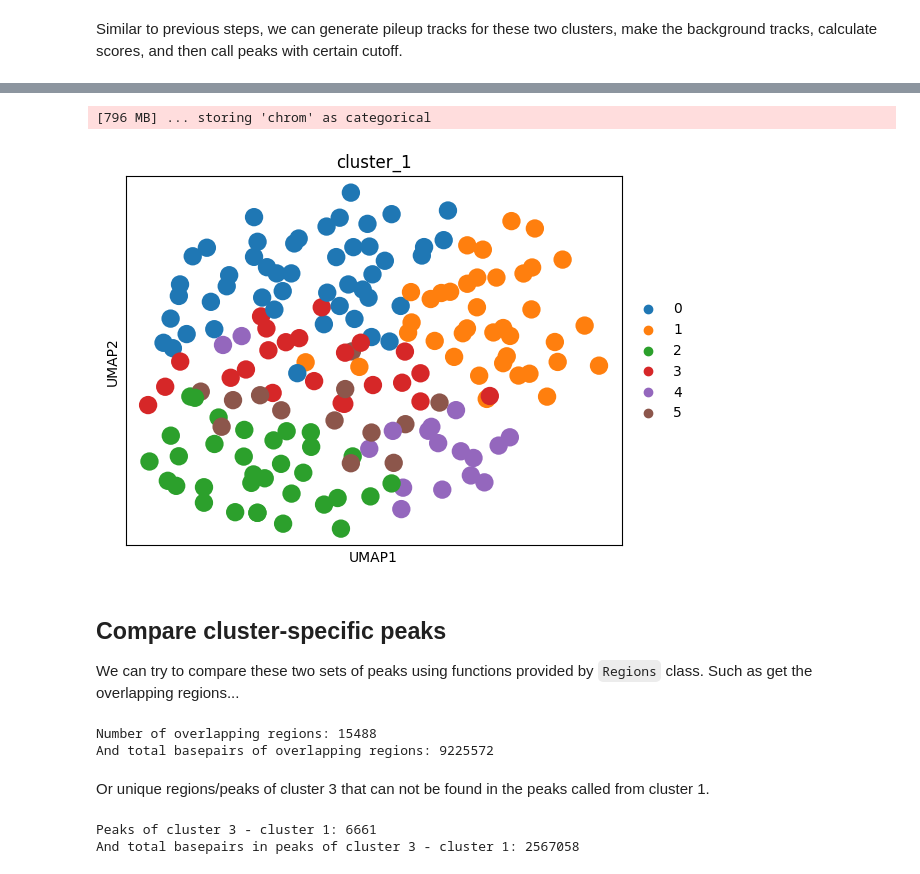
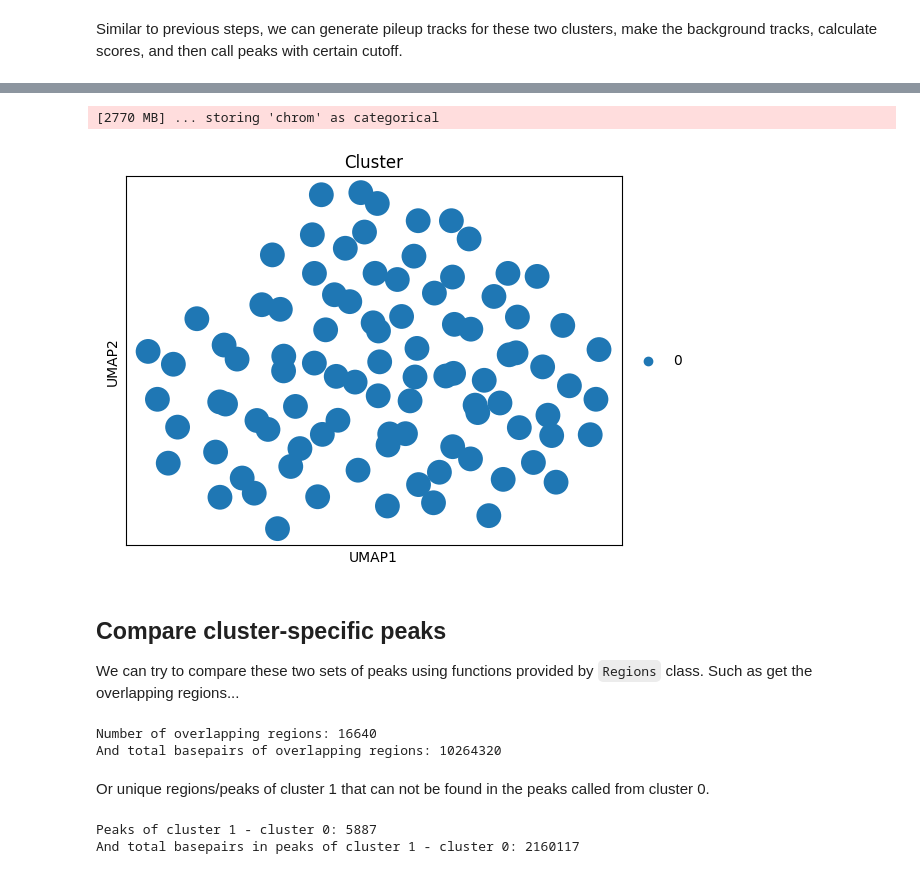
Before and after one commit to macs3-project/MACS, a Jupyter notebook: notebooks/500-PBMC-test/macs3-scATAC-pbmc-500-anndata.ipynb, the cells around one changed output, grey strips where cells are left out. Saved outputs shown, nothing was run; the diff lists cells and outputs as text; code cells hidden in the pictures.

```diff
--- a/notebooks/500-PBMC-test/macs3-scATAC-pbmc-500-anndata.ipynb
+++ b/notebooks/500-PBMC-test/macs3-scATAC-pbmc-500-anndata.ipynb
@@ -309,6 +301,6 @@ df = adata_peaks.obs
 barcodes_cluster_dict = {}
 for c in df["Cluster"].unique():
     df_c = df[df["Cluster"] == c]
-    barcodes_cluster_dict[c] = set([x.encode() for x in df_c["Barcode"].tolist()])
+    barcodes_cluster_dict[c] = set([x.encode() for x in df_c.index.tolist()])
     print(f"Number of cell barcodes in cluster {c}: {len(barcodes_cluster_dict[c])}")
 # %% [output]
@@ -321,9 +314,9 @@ In the following analysis, we will focus on cluster 1 and cluster 3.
 # %%
-# Take subset of fragments for c1
-petrack_c1 = petrack.subset(barcodes_cluster_dict[1])
+# Take subset of fragments for c0
+petrack_c0 = petrack.subset(barcodes_cluster_dict['0'])
 
-# Take subset of fragments for c3
-petrack_c3 = petrack.subset(barcodes_cluster_dict[3])
+# Take subset of fragments for c0
+petrack_c1 = petrack.subset(barcodes_cluster_dict['1'])
 # %% [markdown]
 Similar to previous steps, we can generate pileup tracks for these two clusters, make the background tracks, calculate scores, and then call peaks with certain cutoff.
 # %% [markdown]
@@ -454,20 +380,25 @@ sc.tl.leiden(adata_peaks_c1, key_added="cluster_1")
 # %%
-sc.pl.umap(adata_peaks_c1, color = "cluster_1")
+mu.atac.pp.tfidf(adata_peaks_c1)
+mu.atac.tl.lsi(adata_peaks_c1, n_comps=50)
+sc.pp.neighbors(adata_peaks_c1, use_rep="X_lsi")
+mu.tl.leiden(adata_peaks_c1, resolution=0.5, key_added="Cluster")
+sc.tl.umap(adata_peaks_c1)
+sc.pl.umap(adata_peaks_c1, color = "Cluster")
 # %% [output]
-[796 MB] ... storing 'chrom' as categorical
+[2770 MB] ... storing 'chrom' as categorical
-[figure, old version]
+[figure, new version]
 # %% [markdown]
 ## Compare cluster-specific peaks
 
 We can try to compare these two sets of peaks using functions provided by `Regions` class. Such as get the overlapping regions...
 # %%
-overlapped_regions_c1_c3 = regions_c1.intersect(regions_c3)
+overlapped_regions_c0_c1 = regions_c0.intersect(regions_c1)
 
-print(f"Number of overlapping regions: {overlapped_regions_c1_c3.total}")
-print(f"And total basepairs of overlapping regions: {overlapped_regions_c1_c3.total_length()}")
+print(f"Number of overlapping regions: {overlapped_regions_c0_c1.total}")
+print(f"And total basepairs of overlapping regions: {overlapped_regions_c0_c1.total_length()}")
 # %% [output]
-Number of overlapping regions: 15488
-And total basepairs of overlapping regions: 9225572
+Number of overlapping regions: 16640
+And total basepairs of overlapping regions: 10264320
 # %% [markdown]
-Or unique regions/peaks of cluster 3 that can not be found in the peaks called from cluster 1.
+Or unique regions/peaks of cluster 1 that can not be found in the peaks called from cluster 0.
 # %%
@@ -479,6 +409,6 @@ unique_regions_c3_vs_c1.exclude(regions_c1)
 # %%
-print(f"Peaks of cluster 3 - cluster 1: {unique_regions_c3_vs_c1.total}")
-print(f"And total basepairs in peaks of cluster 3 - cluster 1: {unique_regions_c3_vs_c1.total_length()}")
+print(f"Peaks of cluster 1 - cluster 0: {unique_regions_c1_vs_c0.total}")
+print(f"And total basepairs in peaks of cluster 1 - cluster 0: {unique_regions_c1_vs_c0.total_length()}")
 # %% [output]
-Peaks of cluster 3 - cluster 1: 6661
-And total basepairs in peaks of cluster 3 - cluster 1: 2567058
+Peaks of cluster 1 - cluster 0: 5887
+And total basepairs in peaks of cluster 1 - cluster 0: 2160117
```
Also changed, not shown: parts of 48 cells of this notebook, 2 other files.
